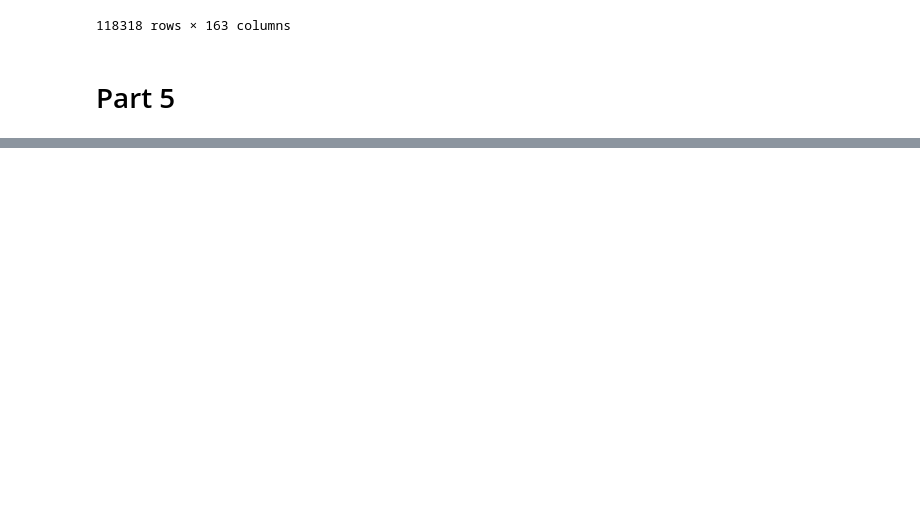
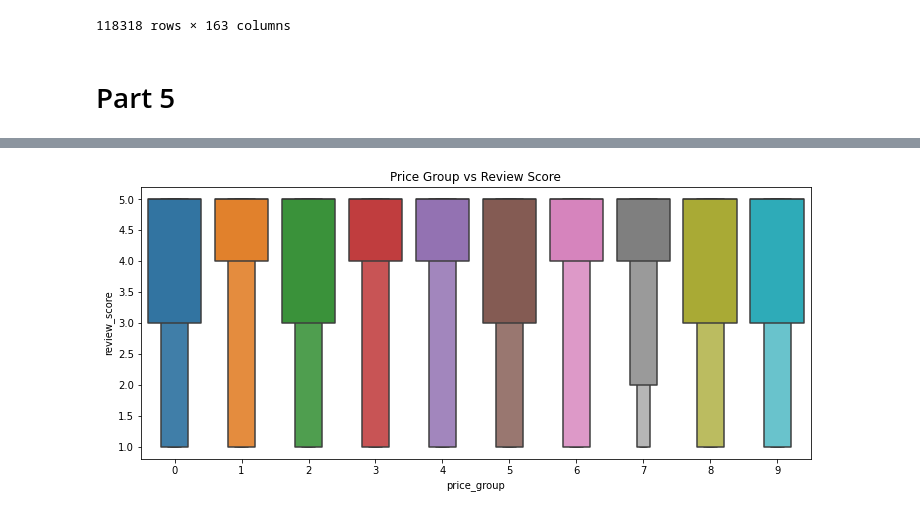
Before and after one commit to machadomr/DaysOfCode, a Jupyter notebook: 06_Other/01_Kaggle_Olist.ipynb, the cells around one changed output, grey strips where cells are left out. Saved outputs shown, nothing was run; the diff lists cells and outputs as text; code cells hidden in the pictures; blank space fills up the shorter version.

```diff
--- a/06_Other/01_Kaggle_Olist.ipynb
+++ b/06_Other/01_Kaggle_Olist.ipynb
@@ -730,0 +761,8 @@ df_merged
+# %%
+data_priceClasse = df_merged[df_merged['price_group']<10]
+fig, ax = plt.subplots(figsize=(12, 5))
+sns.boxenplot(x ='price_group', y ='review_score', data=data_priceClasse)
+plt.title('Price Group vs Review Score')
+plt.show()
+# %% [output]
+[figure, added]
```
Also changed, not shown: parts of 11 cells of this notebook.
